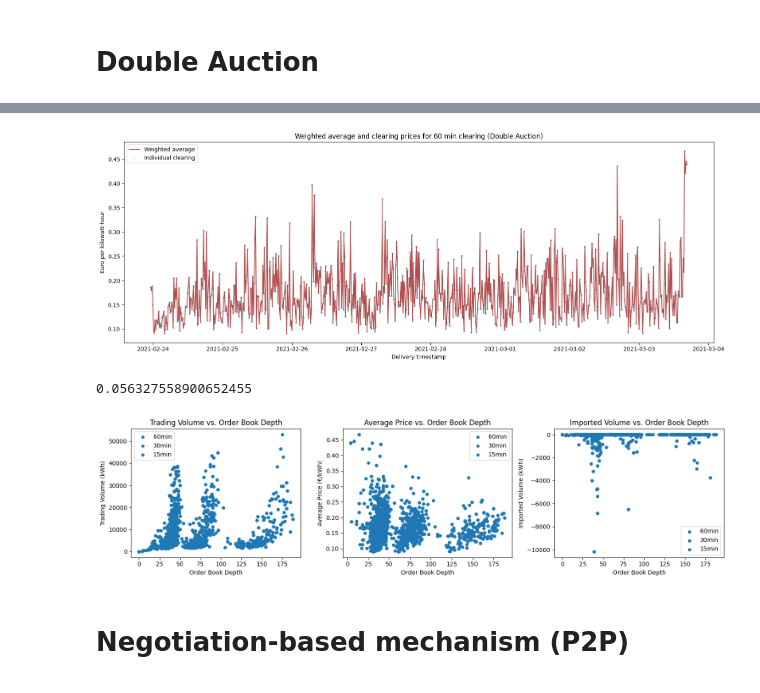
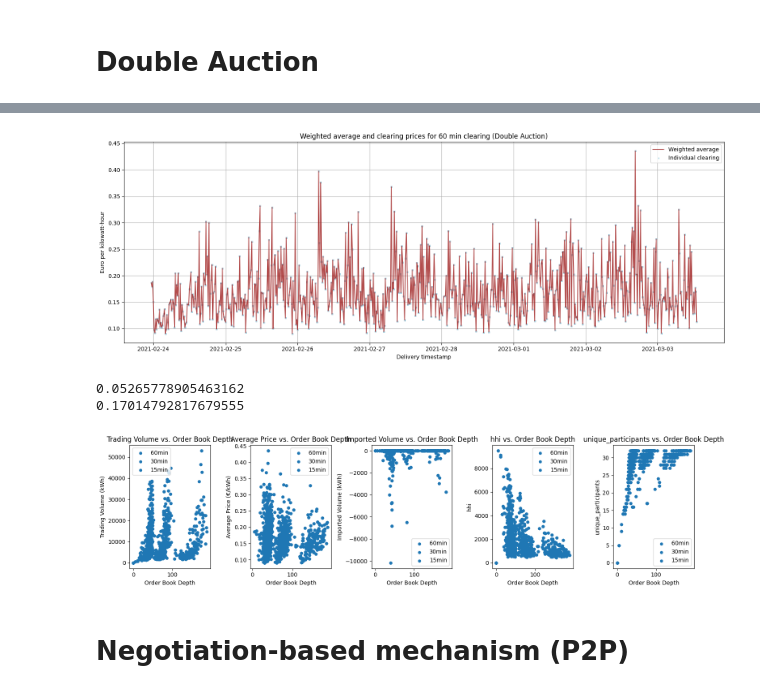
Before and after one commit to pepijnvdw/thesis2, a Jupyter notebook: endgame.ipynb, the cells around one changed output, grey strips where cells are left out. Cells and saved outputs as stored; diff of their text form; code cells hidden in the pictures.

```diff
--- a/endgame.ipynb
+++ b/endgame.ipynb
@@ -398,11 +398,11 @@ ts_delivery
 
 [43735 rows x 10 columns]
 # %%
-#df.sort_index()
-#start_date = "2021-02-23 23:15:00"
-#end_date = "2021-03-03 13:15:00"
-#mask = (df.index >= start_date) & (df.index < end_date)
-#df = df.loc[mask]
+df.sort_index()
+start_date = "2021-02-23 23:15:00"
+end_date = "2021-03-03 13:15:00"
+mask = (df.index >= start_date) & (df.index < end_date)
+df = df.loc[mask]
 df
 # %% [output]
                      Unnamed: 0  id_user  qty_energy  price_energy  \
@@ -527,37 +539,47 @@ for i, freq in enumerate(freqs):
 # %%
 import matplotlib.pyplot as plt
-second_df = merged_df.groupby(merged_df.index).mean() #for 15 min
+
+second_df = merged_df.groupby(merged_df.index).mean()  # for 15 min
 
 # Increase figure size
 plt.figure(figsize=(16, 6))
 
 # Plot weighted average
 xvalues = second_df.index
-yvalues = (second_df['price_trans']).tolist()
+yvalues = second_df['price_trans'].tolist()
 plt.plot(xvalues, yvalues, color="#a02222", alpha=0.8, label="Weighted average")
 
 # Plot second line
 xvalues = merged_df.index
-yvalues = (merged_df['price_trans']).tolist()
+yvalues = merged_df['price_trans'].tolist()
 plt.scatter(xvalues, yvalues, color="LightBlue", alpha=0.5, s=5, label="Individual clearing")
 
-# Add labels, title and legend
+# Add labels, title, and legend
 plt.xlabel("Delivery timestamp")
 plt.ylabel("Euro per kilowatt-hour")
 plt.title("Weighted average and clearing prices for 60 min clearing (Double Auction)")
 plt.legend()
 
+# Add grid lines
+plt.grid(True)
+
 # Display the plot
 plt.tight_layout()
-plt.savefig("auct_30min.png")
+
+# Save the plot as a vector plot in EPS format
+plt.savefig("auct_60min.eps", format="eps")
+
+# Show the plot
 plt.show()
-
 
 volatility_auct = second_df['price_trans'].std()
 print(volatility_auct)
+wavg_auct = second_df['price_trans'].mean()
+print(wavg_auct)
 # %% [output]
-[figure, old version]
+[figure, new version]
-0.056327558900652455
+0.05265778905463162
+0.17014792817679555
 # %%
 freqs = ['60min', '30min', '15min']
 
@@ -580,36 +602,52 @@ for freq in freqs:
         merged_df = pd.merge(bids_df, transactions.get_df(), left_index=True, right_on='bid', suffixes=('_bid', '_trans'))
 
         unique_offers = merged_df.loc[~merged_df['buying'], ['user', 'quantity_bid', 'quantity_trans']].drop_duplicates('user')
         unique_bids = merged_df.loc[merged_df['buying'], ['user', 'quantity_bid', 'quantity_trans']].drop_duplicates('user')
 
         trading_volume = unique_bids['quantity_trans'].sum()
         order_book_depth = len(merged_df)
         average_price = merged_df['price_trans'].mean()
         residual = trading_volume - unique_bids['quantity_bid'].sum()
+        unique_participants = len(merged_df['user'].unique())
 
-        liquidity_data.append([clearing_time, trading_volume, order_book_depth, average_price, residual])
+        # Step 1: Calculate market shares
+        market_shares = merged_df.groupby('user')['quantity_bid'].sum() / merged_df['quantity_bid'].sum()
+        # Step 2: Square the market shares
+        squared_market_shares = market_shares ** 2
+        # Step 3: Calculate the sum of squared market shares
+        HHI = squared_market_shares.sum()
+        # Step 4: Scale the HHI by multiplying by 10,000
+        hhi = HHI * 10000
 
-liquidity_data_df = pd.DataFrame(liquidity_data, columns=['Clearing_time', 'Trading Volume (kWh)', 'Order Book Depth', 'Average Price (€/kWh)', 'Imported Volume (kWh)'])
+        liquidity_data.append([clearing_time, trading_volume, order_book_depth, average_price, residual, hhi, unique_participants])
+
+liquidity_data_df = pd.DataFrame(liquidity_data, columns=['Clearing_time', 'Trading Volume (kWh)', 'Order Book Depth', 'Average Price (€/kWh)', 'Imported Volume (kWh)', 'hhi','unique_participants'])
 performance_data.append(liquidity_data_df)
 
-fig, axs = plt.subplots(1, 3, figsize=(15, 4))
+fig, axs = plt.subplots(1, 5, figsize=(15, 4))
 
 for freq in freqs:
     performance_data[0].plot.scatter(x='Order Book Depth', y='Trading Volume (kWh)', ax=axs[0], label=freq)
     performance_data[0].plot.scatter(x='Order Book Depth', y='Average Price (€/kWh)', ax=axs[1], label=freq)
     performance_data[0].plot.scatter(x='Order Book Depth', y='Imported Volume (kWh)', ax=axs[2], label=freq)
+    performance_data[0].plot.scatter(x='Order Book Depth', y='hhi', ax=axs[3], label=freq)
+    performance_data[0].plot.scatter(x='Order Book Depth', y='unique_participants', ax=axs[4], label=freq)
 
 axs[0].set_title('Trading Volume vs. Order Book Depth')
 axs[1].set_title('Average Price vs. Order Book Depth')
 axs[2].set_title('Imported Volume vs. Order Book Depth')
+axs[3].set_title('hhi vs. Order Book Depth')
+axs[4].set_title('unique_participants vs. Order Book Depth')
 
 axs[0].legend()
 axs[1].legend()
 axs[2].legend()
+axs[3].legend()
+axs[4].legend()
 
 plt.tight_layout()
 plt.show()
 # %% [output]
-[figure, old version]
+[figure, new version]
 # %% [markdown]
 # Negotiation-based mechanism (P2P)
```
Also changed, not shown: parts of 20 cells of this notebook.
